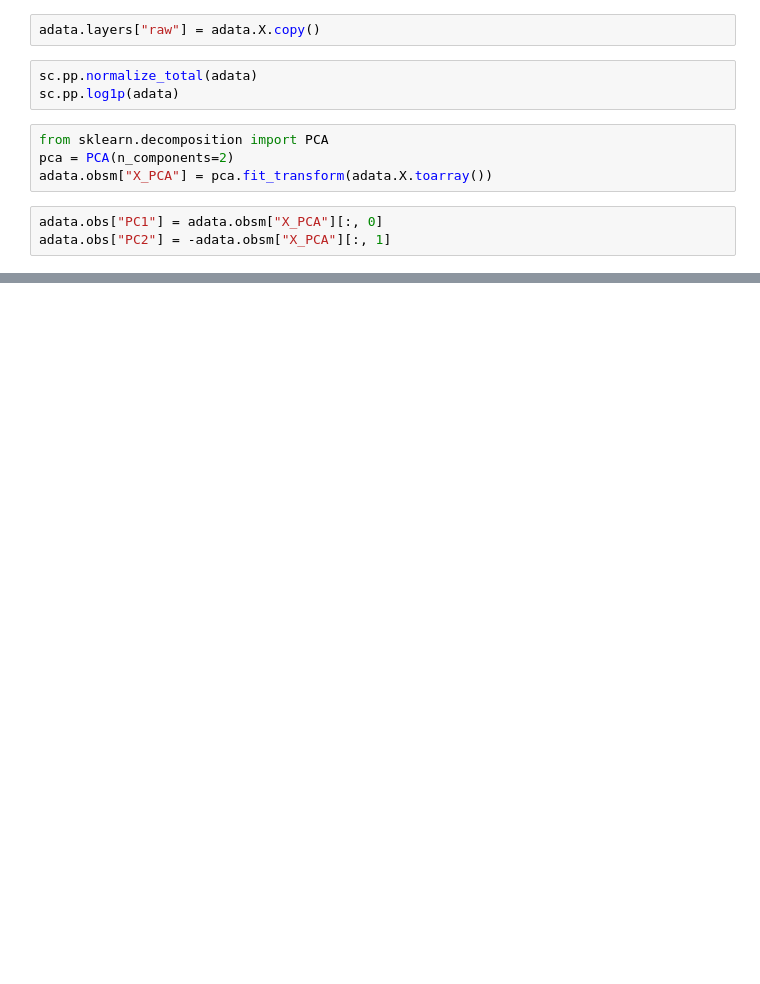
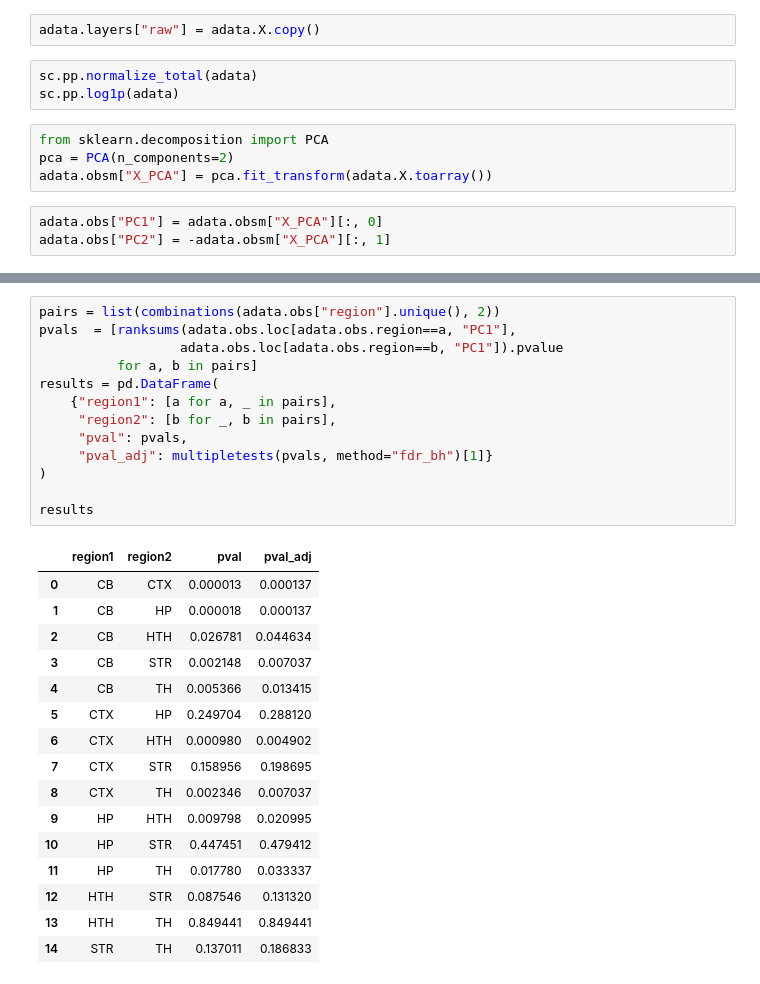
Before and after one commit to doughenze/Aging_CB, a Jupyter notebook: Bulk_seq/01_PCA_Analysis.ipynb, the cells around one changed output, grey strips where cells are left out. Saved outputs shown, nothing was run; the diff lists cells and outputs as text; blank space fills up the shorter version.

```diff
--- a/Bulk_seq/01_PCA_Analysis.ipynb
+++ b/Bulk_seq/01_PCA_Analysis.ipynb
@@ -45,0 +49,30 @@ plt.savefig("Microglia-Region.pdf")
+# %%
+pairs = list(combinations(adata.obs["region"].unique(), 2))
+pvals  = [ranksums(adata.obs.loc[adata.obs.region==a, "PC1"],
+                  adata.obs.loc[adata.obs.region==b, "PC1"]).pvalue
+          for a, b in pairs]
+results = pd.DataFrame(
+    {"region1": [a for a, _ in pairs],
+     "region2": [b for _, b in pairs],
+     "pval": pvals,
+     "pval_adj": multipletests(pvals, method="fdr_bh")[1]}
+)
+
+results
+# %% [output]
+|  | region1 | region2 | pval | pval_adj |
+| 0 | CB | CTX | 0.000013 | 0.000137 |
+| 1 | CB | HP | 0.000018 | 0.000137 |
+| 2 | CB | HTH | 0.026781 | 0.044634 |
+| 3 | CB | STR | 0.002148 | 0.007037 |
+| 4 | CB | TH | 0.005366 | 0.013415 |
+| 5 | CTX | HP | 0.249704 | 0.288120 |
+| 6 | CTX | HTH | 0.000980 | 0.004902 |
+| 7 | CTX | STR | 0.158956 | 0.198695 |
+| 8 | CTX | TH | 0.002346 | 0.007037 |
+| 9 | HP | HTH | 0.009798 | 0.020995 |
+| 10 | HP | STR | 0.447451 | 0.479412 |
+| 11 | HP | TH | 0.017780 | 0.033337 |
+| 12 | HTH | STR | 0.087546 | 0.131320 |
+| 13 | HTH | TH | 0.849441 | 0.849441 |
+| 14 | STR | TH | 0.137011 | 0.186833 |
```
Also changed, not shown: parts of 4 cells of this notebook.
